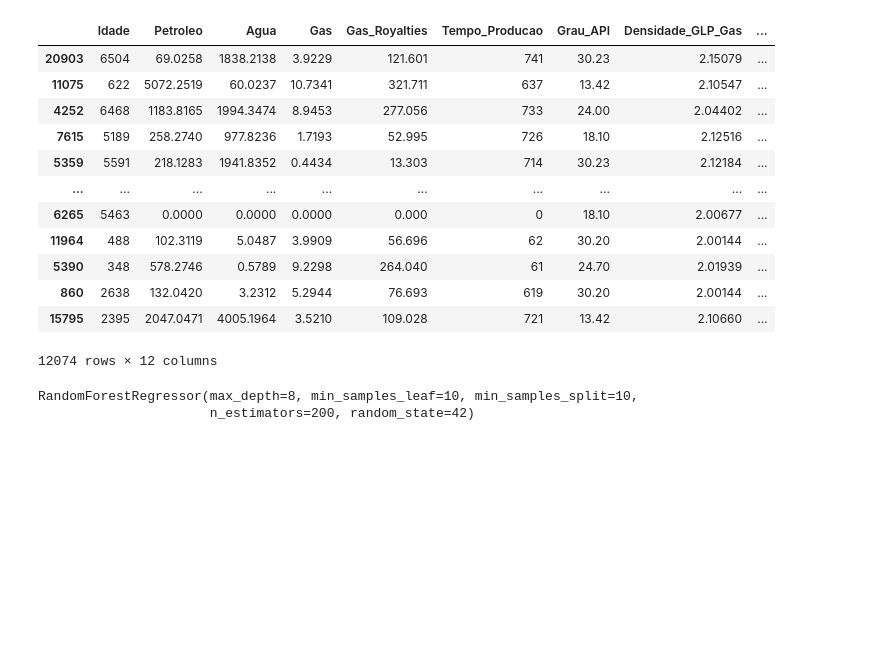
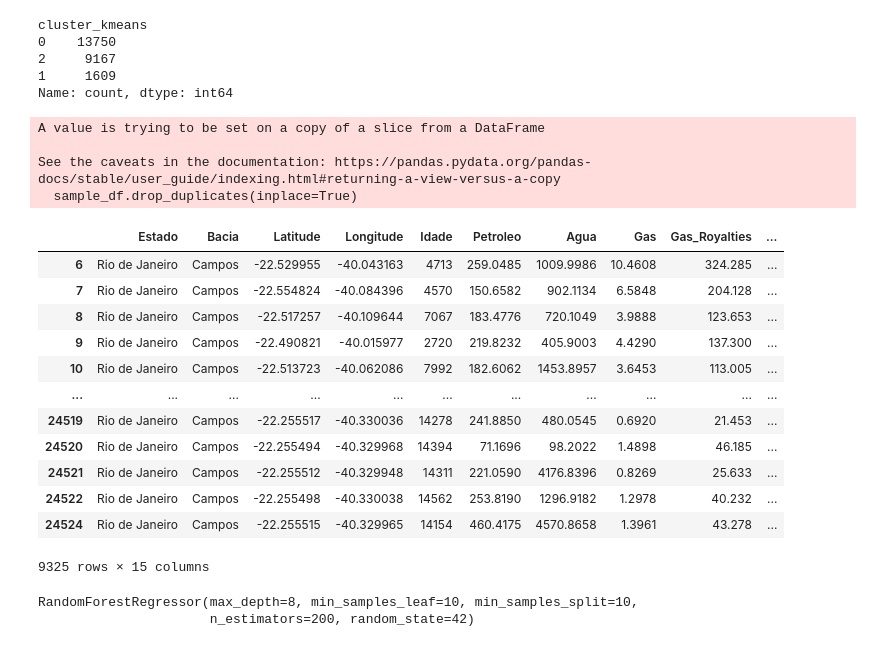
Before and after one commit to icarusrodrigues/MMQ_MSC_Icaro, a Jupyter notebook: models_test.ipynb, the cells around one changed output. Saved outputs shown, nothing was run; the diff lists cells and outputs as text; code cells hidden in the pictures; blank space fills up the shorter version.

Commit message:
Add cluster logic

```diff
--- a/models_test.ipynb
+++ b/models_test.ipynb
@@ -49,5 +43,0 @@ from math import log
-# %%
-df['Agua_log'] = df['Agua'].apply(lambda x: log(x) if x > 0 else 0)
-df['Gas_log'] = df['Gas'].apply(lambda x: log(x) if x > 0 else 0)
-df['Idade2'] = df['Idade'].apply(lambda x: x**2)
-df
@@ -67,0 +44,18 @@ df
+# %%
+from sklearn.cluster import KMeans
+import matplotlib.pyplot as plt
+
+inertia = []
+for n in range(1, int(len(df['Nome_Poco_ANP'].value_counts())*.1) + 1):
+    X_cluster = df[['Latitude', 'Longitude']]
+    kmeans = KMeans(n_clusters=n, random_state=42)
+    df['cluster_kmeans'] = kmeans.fit_predict(X_cluster)
+    inertia.append(kmeans.inertia_)
+
+plt.figure(figsize=(10, 8))
+plt.plot(2, int(len(df['Nome_Poco_ANP'].value_counts())*.1) + 1, inertia, marker='o')
+plt.title("Elbow Method for Optimal Number of Clusters")
+plt.xlabel("Number of Clusters")
+plt.ylabel("Inertia")
+plt.grid(True)
+plt.show()
@@ -68,37 +115,53 @@ df
+# %%
+from sklearn.cluster import KMeans
+
+X_cluster = df[['Latitude', 'Longitude']]
+kmeans = KMeans(n_clusters=3, random_state=42)
+df['cluster_kmeans'] = kmeans.fit_predict(X_cluster)
+
+df['cluster_kmeans'].value_counts()
+# %% [output]
+cluster_kmeans
+0    13750
+2     9167
+1     1609
+Name: count, dtype: int64
 # %%
 target_column = 'Petroleo'
 ignore_columns = [
-    # 'Densidade_GLP_Gas',
-    # 'Grau_API',
-    'Nome_Poco_ANP',
+    'Nome_Poco_ANP', 'Estado', 'Bacia', 'Latitude', 'Longitude'
 ]
 # %%
-sample_df = df.sample(frac=1, random_state=42)
+sample_df = df[df['cluster_kmeans'] == 0]
 sample_df.drop_duplicates(inplace=True)
 columns = [col for col in sample_df.columns if col not in ignore_columns]
 for col in columns:
     Q1 = sample_df[col].quantile(0.25)
     Q3 = sample_df[col].quantile(0.75)
     IQR = Q3 - Q1
 
     lower_bound = Q1 - 1.5 * IQR
     upper_bound = Q3 + 1.5 * IQR
 
     sample_df = sample_df[(sample_df[col] >= lower_bound) & (sample_df[col] <= upper_bound)]
 
 sample_df
 # %% [output]
+A value is trying to be set on a copy of a slice from a DataFrame
+
+See the caveats in the documentation: https://pandas.pydata.org/pandas-docs/stable/user_guide/indexing.html#returning-a-view-versus-a-copy
+  sample_df.drop_duplicates(inplace=True)
-|  | Idade | Petroleo | Agua | Gas | Gas_Royalties | Tempo_Producao | Grau_API | Densidade_GLP_Gas | ... |
-| 20903 | 6504 | 69.0258 | 1838.2138 | 3.9229 | 121.601 | 741 | 30.23 | 2.15079 | ... |
-| 11075 | 622 | 5072.2519 | 60.0237 | 10.7341 | 321.711 | 637 | 13.42 | 2.10547 | ... |
-| 4252 | 6468 | 1183.8165 | 1994.3474 | 8.9453 | 277.056 | 733 | 24.00 | 2.04402 | ... |
-| 7615 | 5189 | 258.2740 | 977.8236 | 1.7193 | 52.995 | 726 | 18.10 | 2.12516 | ... |
-| 5359 | 5591 | 218.1283 | 1941.8352 | 0.4434 | 13.303 | 714 | 30.23 | 2.12184 | ... |
-| ... | ... | ... | ... | ... | ... | ... | ... | ... | ... |
-| 6265 | 5463 | 0.0000 | 0.0000 | 0.0000 | 0.000 | 0 | 18.10 | 2.00677 | ... |
-| 11964 | 488 | 102.3119 | 5.0487 | 3.9909 | 56.696 | 62 | 30.20 | 2.00144 | ... |
-| 5390 | 348 | 578.2746 | 0.5789 | 9.2298 | 264.040 | 61 | 24.70 | 2.01939 | ... |
-| 860 | 2638 | 132.0420 | 3.2312 | 5.2944 | 76.693 | 619 | 30.20 | 2.00144 | ... |
-| 15795 | 2395 | 2047.0471 | 4005.1964 | 3.5210 | 109.028 | 721 | 13.42 | 2.10660 | ... |
+|  | Estado | Bacia | Latitude | Longitude | Idade | Petroleo | Agua | Gas | Gas_Royalties | ... |
+| 6 | Rio de Janeiro | Campos | -22.529955 | -40.043163 | 4713 | 259.0485 | 1009.9986 | 10.4608 | 324.285 | ... |
+| 7 | Rio de Janeiro | Campos | -22.554824 | -40.084396 | 4570 | 150.6582 | 902.1134 | 6.5848 | 204.128 | ... |
+| 8 | Rio de Janeiro | Campos | -22.517257 | -40.109644 | 7067 | 183.4776 | 720.1049 | 3.9888 | 123.653 | ... |
+| 9 | Rio de Janeiro | Campos | -22.490821 | -40.015977 | 2720 | 219.8232 | 405.9003 | 4.4290 | 137.300 | ... |
+| 10 | Rio de Janeiro | Campos | -22.513723 | -40.062086 | 7992 | 182.6062 | 1453.8957 | 3.6453 | 113.005 | ... |
+| ... | ... | ... | ... | ... | ... | ... | ... | ... | ... | ... |
+| 24519 | Rio de Janeiro | Campos | -22.255517 | -40.330036 | 14278 | 241.8850 | 480.0545 | 0.6920 | 21.453 | ... |
+| 24520 | Rio de Janeiro | Campos | -22.255494 | -40.329968 | 14394 | 71.1696 | 98.2022 | 1.4898 | 46.185 | ... |
+| 24521 | Rio de Janeiro | Campos | -22.255512 | -40.329948 | 14311 | 221.0590 | 4176.8396 | 0.8269 | 25.633 | ... |
+| 24522 | Rio de Janeiro | Campos | -22.255498 | -40.330038 | 14562 | 253.8190 | 1296.9182 | 1.2978 | 40.232 | ... |
+| 24524 | Rio de Janeiro | Campos | -22.255515 | -40.329965 | 14154 | 460.4175 | 4570.8658 | 1.3961 | 43.278 | ... |
-12074 rows × 12 columns
+9325 rows × 15 columns
 # %%
```
Also changed, not shown: parts of 13 cells of this notebook, 3 other files.
